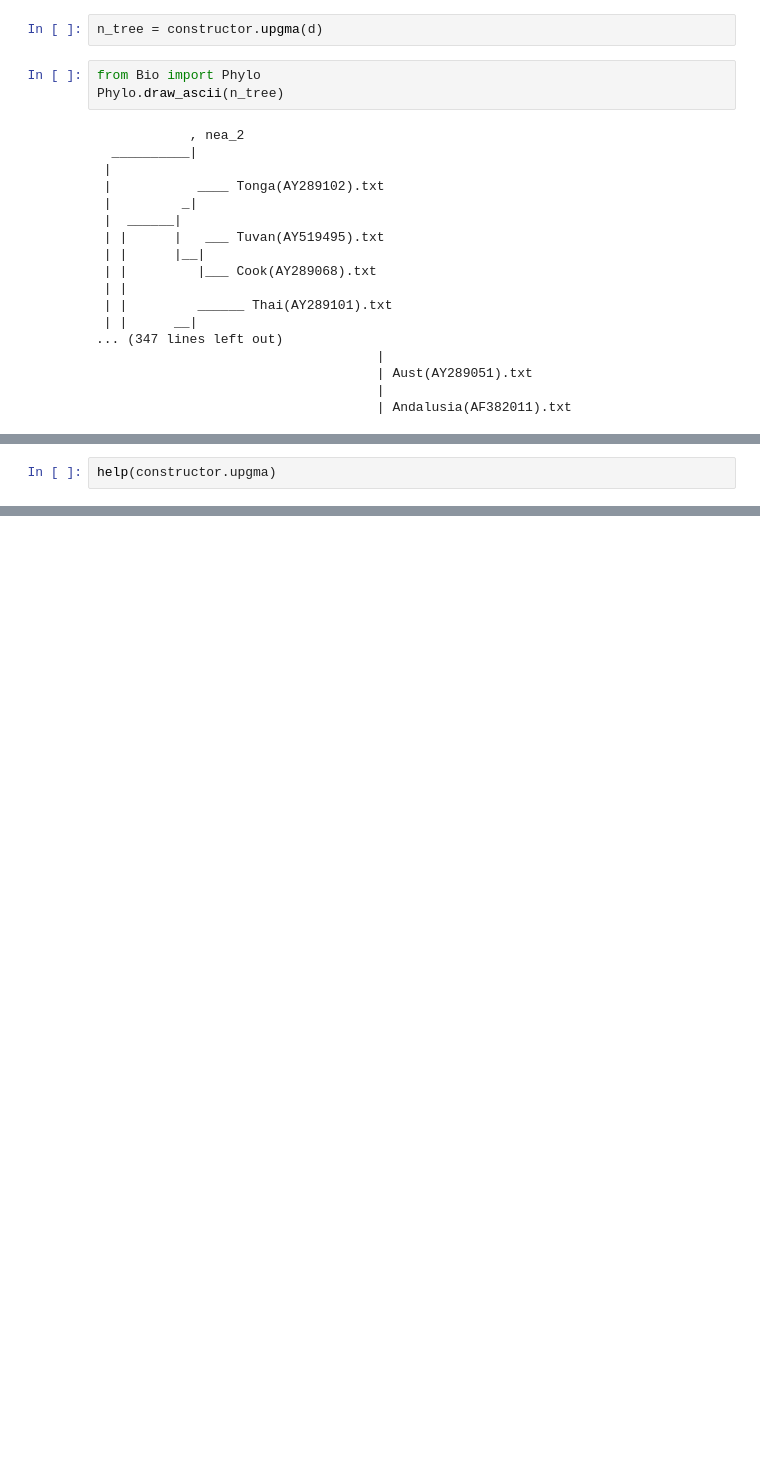
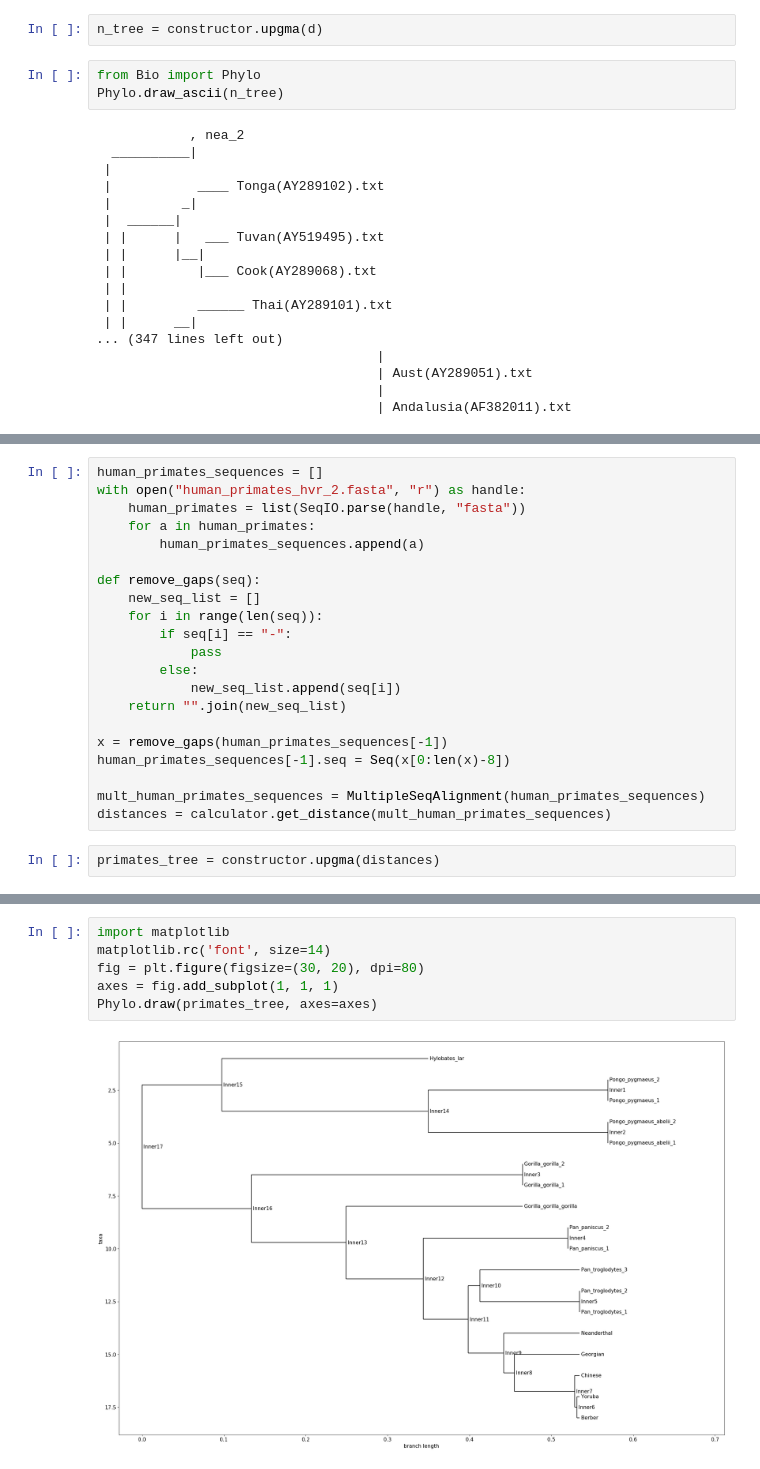
Before and after one commit to laksannathan/Biopython, a Jupyter notebook: humans_demo/Humans.ipynb, the cells around one changed output, grey strips where cells are left out. Cells and saved outputs as stored; diff of their text form; blank space fills up the shorter version.

Commit message:
Primate evolution added

```diff
--- a/humans_demo/Humans.ipynb
+++ b/humans_demo/Humans.ipynb
@@ -233,2 +175,23 @@ Tree(rooted=True)
+# %%
+human_primates_sequences = []
+with open("human_primates_hvr_2.fasta", "r") as handle:
+    human_primates = list(SeqIO.parse(handle, "fasta"))
+    for a in human_primates:
+        human_primates_sequences.append(a)
+
+def remove_gaps(seq):
+    new_seq_list = []
+    for i in range(len(seq)):
+        if seq[i] == "-":
+            pass
+        else:
+            new_seq_list.append(seq[i])
+    return "".join(new_seq_list)
+
+x = remove_gaps(human_primates_sequences[-1])
+human_primates_sequences[-1].seq = Seq(x[0:len(x)-8])
+
+mult_human_primates_sequences = MultipleSeqAlignment(human_primates_sequences)
+distances = calculator.get_distance(mult_human_primates_sequences)
 # %%
-help(constructor.upgma)
+primates_tree = constructor.upgma(distances)
@@ -246,0 +218,8 @@ upgma(distance_matrix) method of Bio.Phylo.TreeConstruction.DistanceTreeConstruc
+# %%
+import matplotlib
+matplotlib.rc('font', size=14)
+fig = plt.figure(figsize=(30, 20), dpi=80)
+axes = fig.add_subplot(1, 1, 1)
+Phylo.draw(primates_tree, axes=axes)
+# %% [output]
+[figure, added]
```
Also changed, not shown: parts of 7 cells of this notebook.
